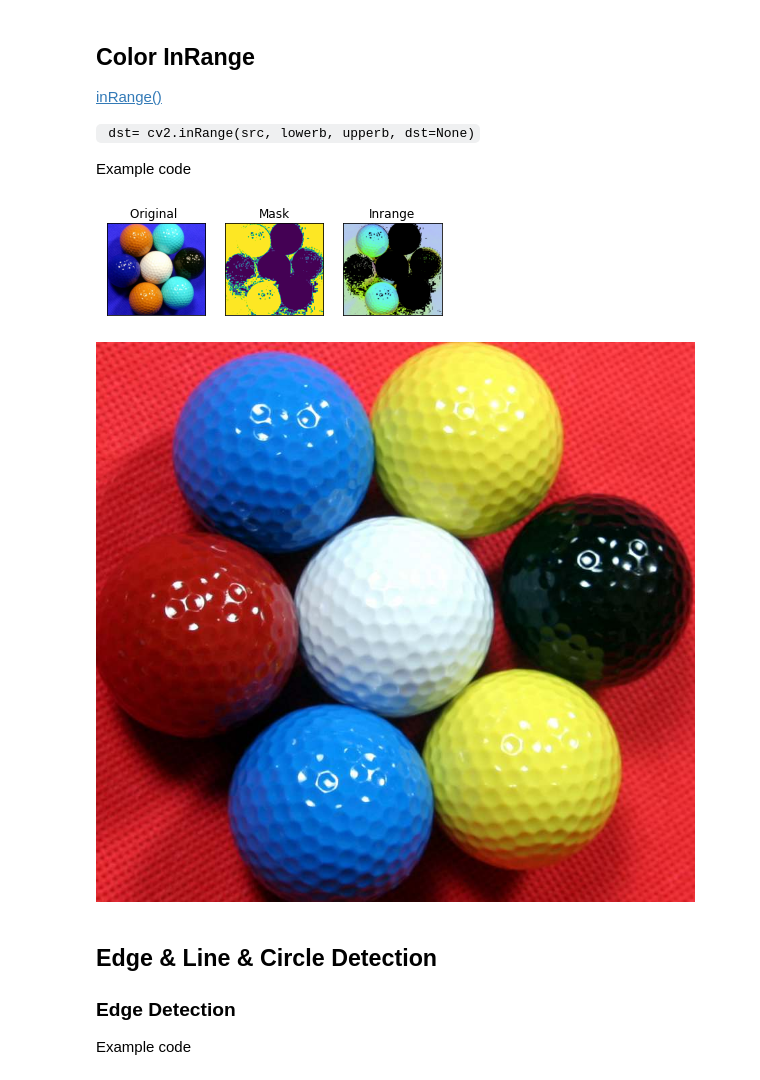
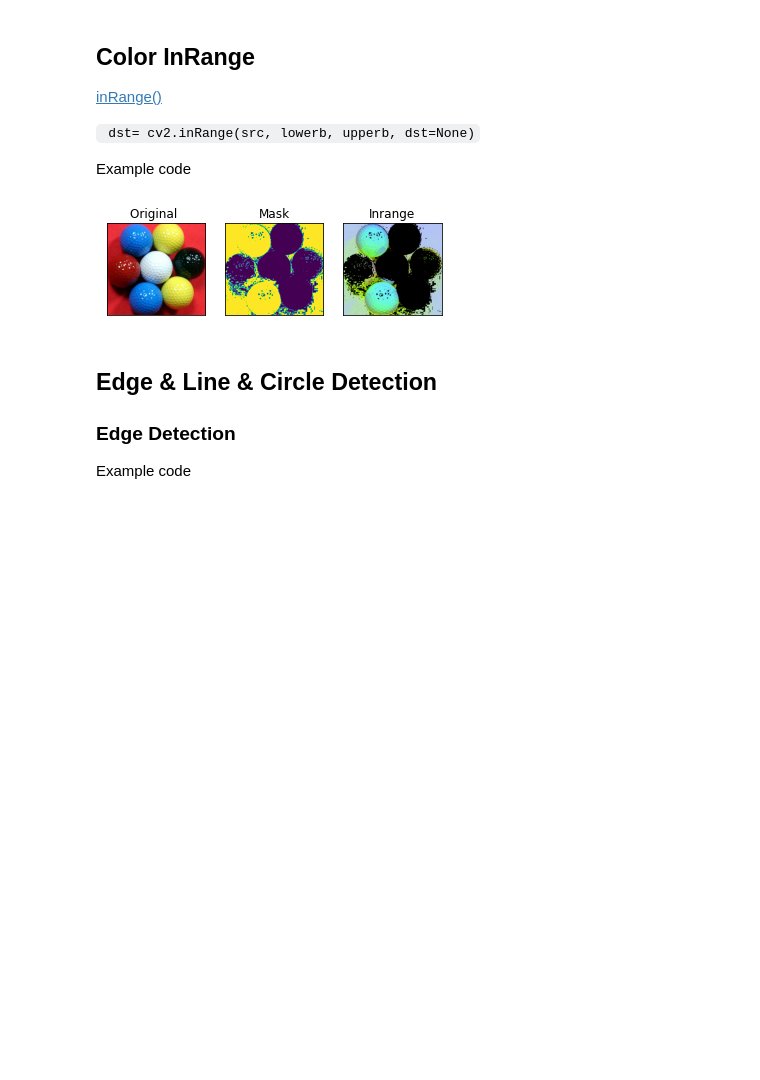
Before and after one commit to ykkimhgu/DLIP-src, a Jupyter notebook: Tutorial_PythonOpenCV/Tutorial_Opencv_Python_2022.ipynb, the cells around one changed output. Drawn from its saved outputs; the diff is of its cells as text; code cells hidden in the pictures; blank space fills up the shorter version.

```diff
--- a/Tutorial_PythonOpenCV/Tutorial_Opencv_Python_2022.ipynb
+++ b/Tutorial_PythonOpenCV/Tutorial_Opencv_Python_2022.ipynb
@@ -260,40 +260,37 @@ plt.show()
 
 Example code
 # %%
+# Open Image in RGB
+img = cv.imread('color_ball.jpg')
+
 # matplotlib에서 rgb 채널 순서가 다르다
-
-# Open Image in RGB
-img = cv.imread('color_ball.jpg',cv.COLOR_BGR2RGB)
-
+imgPlt = cv.cvtColor(img, cv.COLOR_BGR2RGB)
 
 # Convert BRG to HSV
 hsv = cv.cvtColor(img, cv.COLOR_BGR2HSV)
 
 # Color InRange()
 lower_range = np.array([100,128,0])
 upper_range = np.array([215,255,255])
 dst_inrange = cv.inRange(hsv, lower_range, upper_range)
 
 # Mask selected range
 mask = cv.inRange(hsv, lower_range, upper_range)
 dst = cv.bitwise_and(hsv,hsv, mask= mask)
 
 # Plot Results
-#cv2.imshow('frame',frame)
-#cv2.imshow('res',res)
+#cv.imshow('frame',frame)
+#cv.imshow('res',res)
 titles = ['Original ', 'Mask','Inrange']
-images = [img, mask, dst]
+images = [imgPlt, mask, dst]
 
 for i in range(3):
     plt.subplot(1,3,i+1),plt.imshow(images[i])
     plt.title(titles[i])
     plt.xticks([]),plt.yticks([])
 plt.show()
-
-cv_imshow(img)
 # %% [output]
-[figure, old version]
+[figure, new version]
-[figure, removed]
 # %% [markdown]
 ## Edge & Line & Circle Detection
 
```
Also changed, not shown: parts of 1 cell of this notebook.
